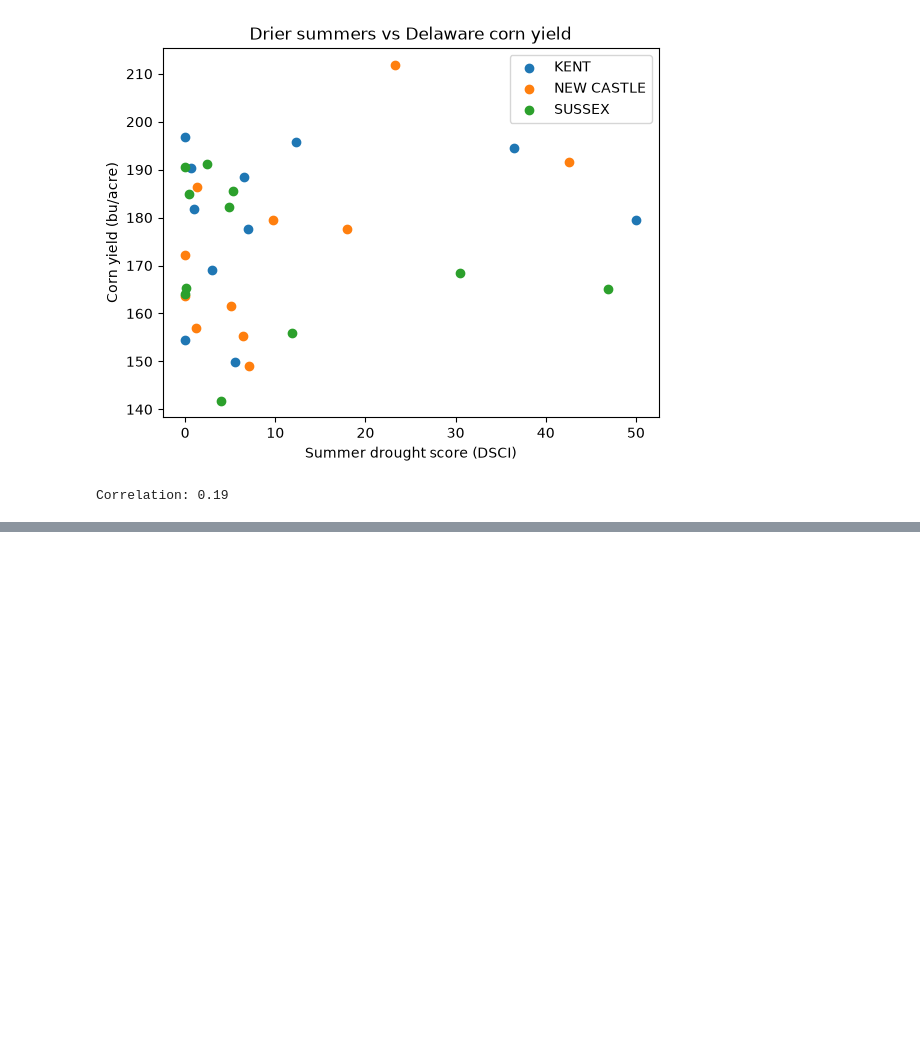
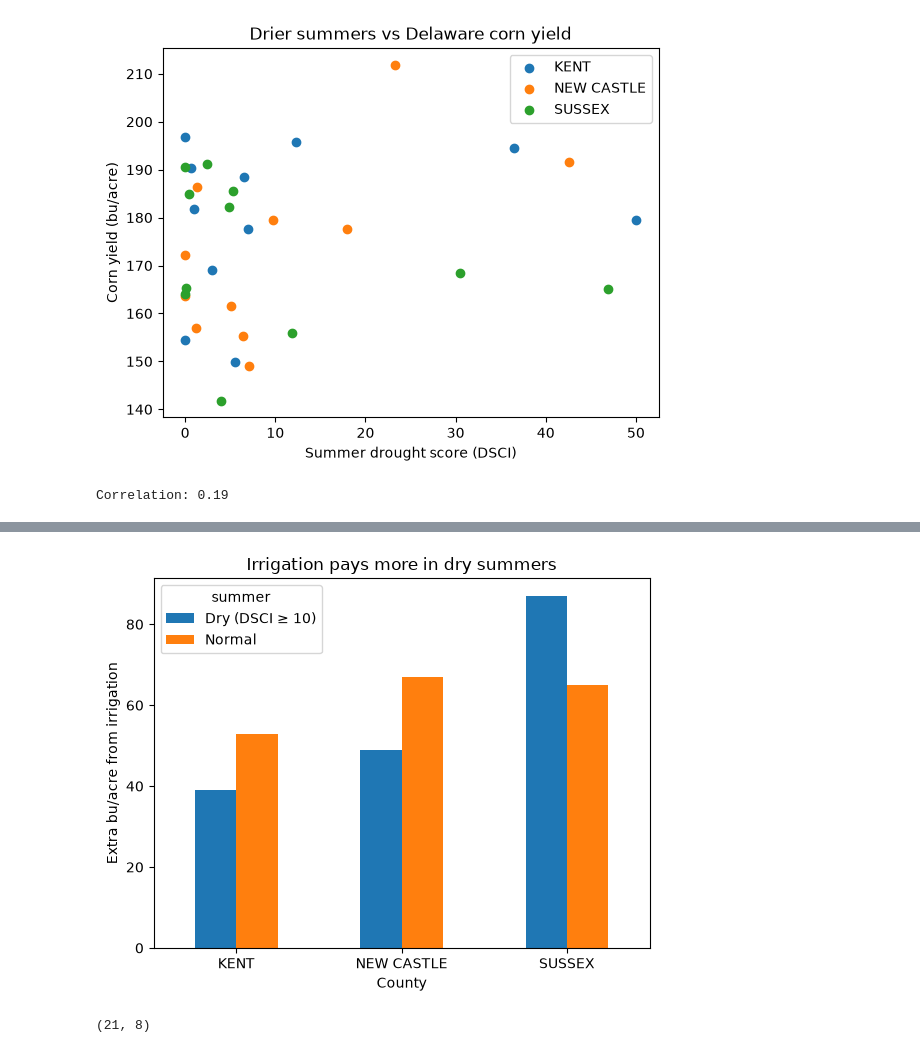
Before and after one commit to lod23/agri-hackathon, a Jupyter notebook: notebooks/explore.ipynb, the cells around one changed output, grey strips where cells are left out. Saved outputs shown, nothing was run; the diff lists cells and outputs as text; code cells hidden in the pictures; blank space fills up the shorter version.

Commit message:
Should I irrigate app

```diff
--- a/notebooks/explore.ipynb
+++ b/notebooks/explore.ipynb
@@ -126,0 +140,15 @@ Correlation: 0.19
+# %%
+irr = yields[
+    yields["Data Item"].str.contains("IRRIGATED - YIELD, MEASURED IN BU / ACRE")
+    & (yields["County"] != "OTHER COUNTIES")
+].copy()
+irr["type"] = np.where(irr["Data Item"].str.contains("NON-IRRIGATED"), "non_irr", "irr")
+irr["val"] = pd.to_numeric(irr["Value"].astype(str).str.replace(",", ""), errors="coerce")
+irr["fips"] = "10" + irr["County ANSI"]
+
+gap = irr.pivot_table(index=["Year", "fips", "County"], columns="type", values="val").dropna().reset_index()
+gap["irr_gain"] = gap["irr"] - gap["non_irr"]
+gap = gap.merge(dyear, on=["fips", "Year"])
+
+print("Correlation (drought vs irrigation gain):", gap["dsci"].corr(gap["irr_gain"]).round(2))
+gap.sort_values("dsci", ascending=False).head(10)
@@ -126,0 +168,4 @@ Correlation: 0.19
+# %%
+gap["summer"] = np.where(gap["dsci"] >= 10, "Dry (DSCI ≥ 10)", "Normal")
+summary = gap.groupby(["County", "summer"])[["non_irr", "irr", "irr_gain"]].mean().round(0)
+summary
@@ -126,0 +181,12 @@ Correlation: 0.19
+# %%
+summary["irr_gain"].unstack().plot(kind="bar")
+plt.ylabel("Extra bu/acre from irrigation")
+plt.title("Irrigation pays more in dry summers")
+plt.xticks(rotation=0); plt.show()
+# %% [output]
+[figure, added]
+# %%
+gap.to_csv("../data/irrigation_gap.csv", index=False)
+print(gap.shape)
+# %% [output]
+(21, 8)
```
Also changed, not shown: parts of 3 cells of this notebook, 2 other files.
